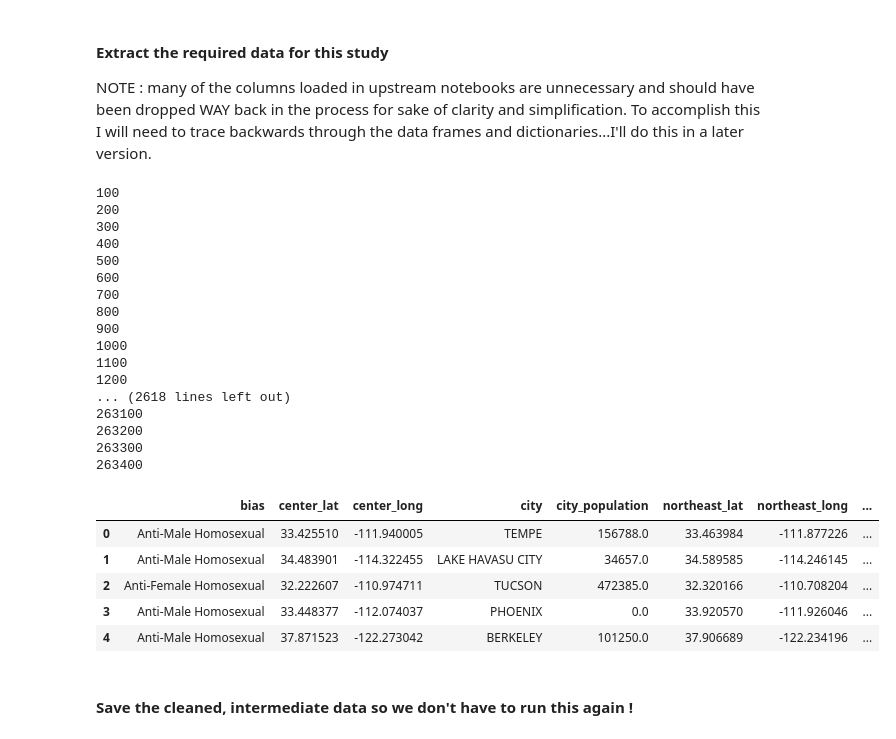
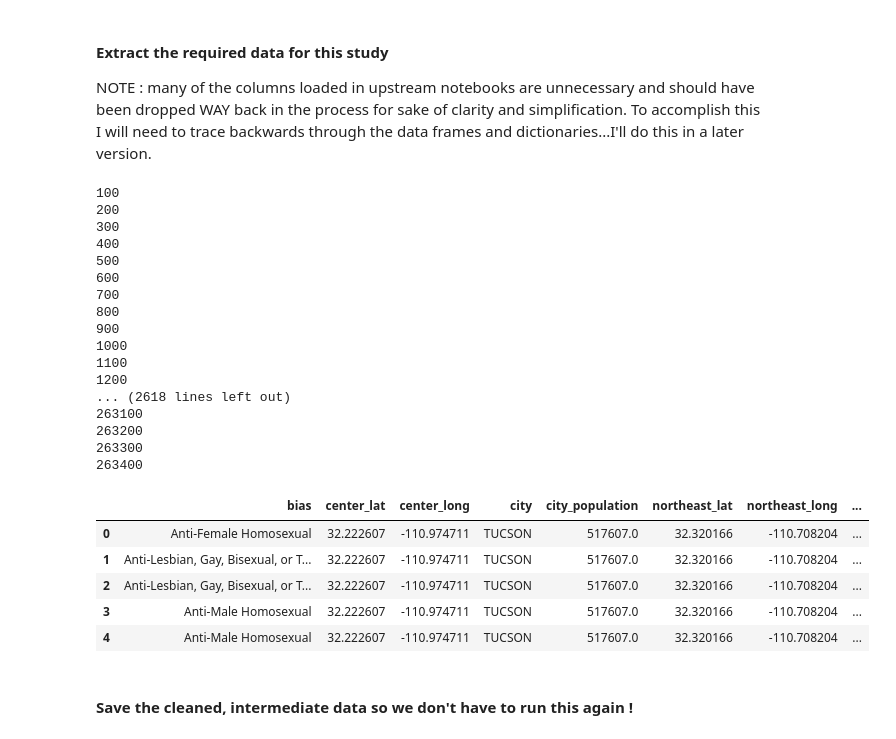
Before and after one commit to AujreliaLyon/Finding-The-Hate, a Jupyter notebook: EDA_Extract_focus_groups.ipynb, the cells around one changed output. Saved outputs shown, nothing was run; the diff lists cells and outputs as text; code cells hidden in the pictures.

```diff
--- a/EDA_Extract_focus_groups.ipynb
+++ b/EDA_Extract_focus_groups.ipynb
@@ -78,48 +77,48 @@ for current_incident_index in range( 0, violent_crime_with_geographical_location
         bias= violent_crime_with_geographical_location.iloc[current_incident_index,3]
         city_population= violent_crime_with_geographical_location.iloc[current_incident_index,6]
 
-        year = violent_crime_with_geographical_location.iloc[current_incident_index,15]
-        northeast_lat= violent_crime_with_geographical_location.iloc[current_incident_index,16]
-        northeast_long= violent_crime_with_geographical_location.iloc[current_incident_index,17]
-        southwest_lat= violent_crime_with_geographical_location.iloc[current_incident_index,18]
-        southwest_long= violent_crime_with_geographical_location.iloc[current_incident_index,19]
-        center_lat= violent_crime_with_geographical_location.iloc[current_incident_index,20]
-        center_long= violent_crime_with_geographical_location.iloc[current_incident_index,21]
+        year = violent_crime_with_geographical_location.iloc[current_incident_index,12]
+        northeast_lat= violent_crime_with_geographical_location.iloc[current_incident_index,13]
+        northeast_long= violent_crime_with_geographical_location.iloc[current_incident_index,14]
+        southwest_lat= violent_crime_with_geographical_location.iloc[current_incident_index,15]
+        southwest_long= violent_crime_with_geographical_location.iloc[current_incident_index,16]
+        center_lat= violent_crime_with_geographical_location.iloc[current_incident_index,17]
+        center_long= violent_crime_with_geographical_location.iloc[current_incident_index,18]
 
         single_row_dictionary = { "city" : city, "state" : state, "year" : year, "bias" : bias,
                                  "city_population" : city_population, "center_lat" : center_lat,
                                  "center_long" : center_long, "northeast_lat" : northeast_lat,
                                  "northeast_long" : northeast_long, "southwest_lat" : southwest_lat,
                                  "southwest_long" : southwest_long }
 
         focus_groups_dataframe = focus_groups_dataframe.append( single_row_dictionary,  ignore_index=True )
 
 
 focus_groups_dataframe.head()
 # %% [output]
 100
 200
 300
 400
 500
 600
 700
 800
 900
 1000
 1100
 1200
 ... (2618 lines left out)
 263100
 263200
 263300
 263400
 |  | bias | center_lat | center_long | city | city_population | northeast_lat | northeast_long | ... |
-| 0 | Anti-Male Homosexual | 33.425510 | -111.940005 | TEMPE | 156788.0 | 33.463984 | -111.877226 | ... |
-| 1 | Anti-Male Homosexual | 34.483901 | -114.322455 | LAKE HAVASU CITY | 34657.0 | 34.589585 | -114.246145 | ... |
-| 2 | Anti-Female Homosexual | 32.222607 | -110.974711 | TUCSON | 472385.0 | 32.320166 | -110.708204 | ... |
-| 3 | Anti-Male Homosexual | 33.448377 | -112.074037 | PHOENIX | 0.0 | 33.920570 | -111.926046 | ... |
-| 4 | Anti-Male Homosexual | 37.871523 | -122.273042 | BERKELEY | 101250.0 | 37.906689 | -122.234196 | ... |
+| 0 | Anti-Female Homosexual | 32.222607 | -110.974711 | TUCSON | 517607.0 | 32.320166 | -110.708204 | ... |
+| 1 | Anti-Lesbian, Gay, Bisexual, or T... | 32.222607 | -110.974711 | TUCSON | 517607.0 | 32.320166 | -110.708204 | ... |
+| 2 | Anti-Lesbian, Gay, Bisexual, or T... | 32.222607 | -110.974711 | TUCSON | 517607.0 | 32.320166 | -110.708204 | ... |
+| 3 | Anti-Male Homosexual | 32.222607 | -110.974711 | TUCSON | 517607.0 | 32.320166 | -110.708204 | ... |
+| 4 | Anti-Male Homosexual | 32.222607 | -110.974711 | TUCSON | 517607.0 | 32.320166 | -110.708204 | ... |
 # %% [markdown]
 #### Save the cleaned, intermediate data so we don't have to run this again !
 # %%
```
Also changed, not shown: parts of 1 cell of this notebook, 2 other files.
